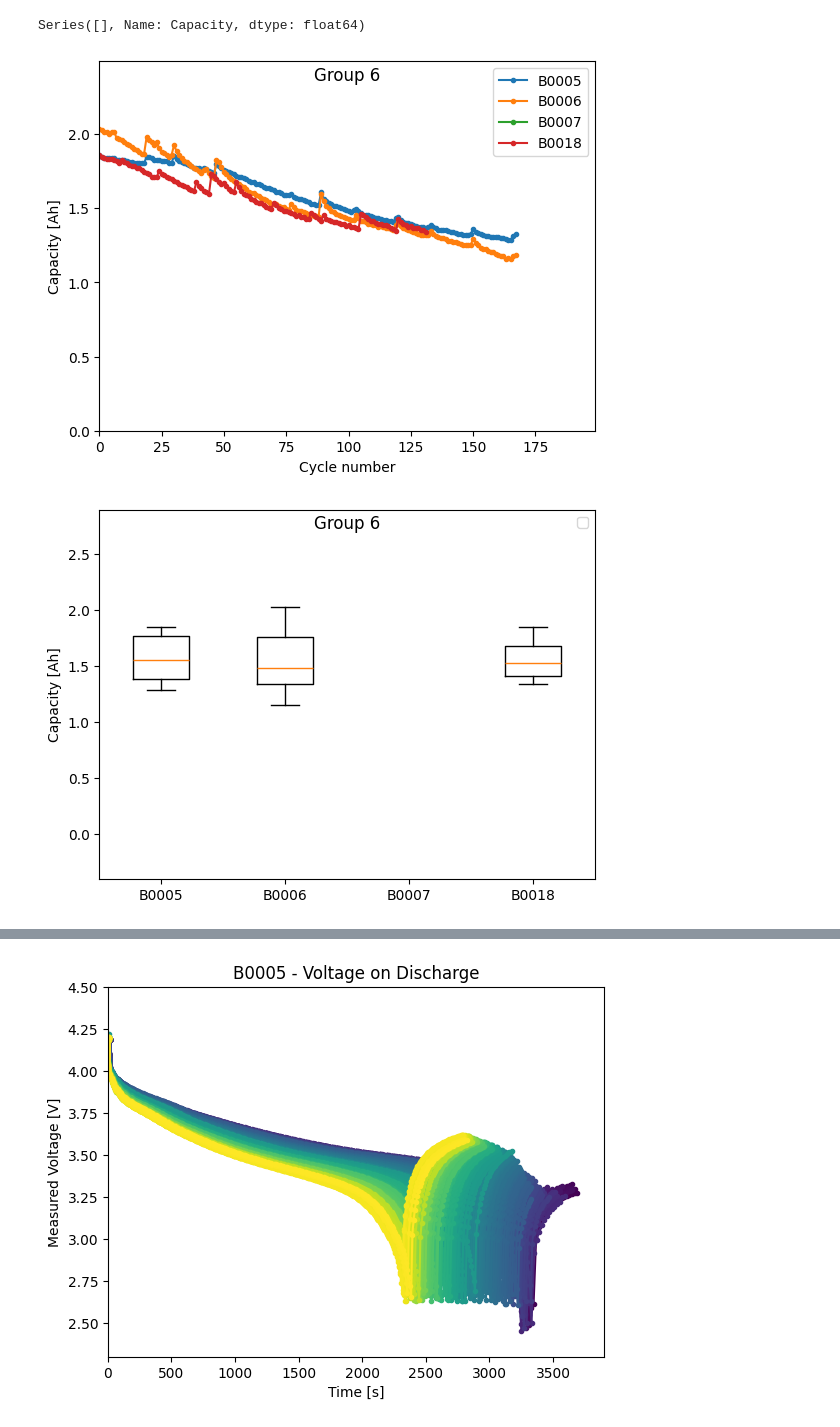
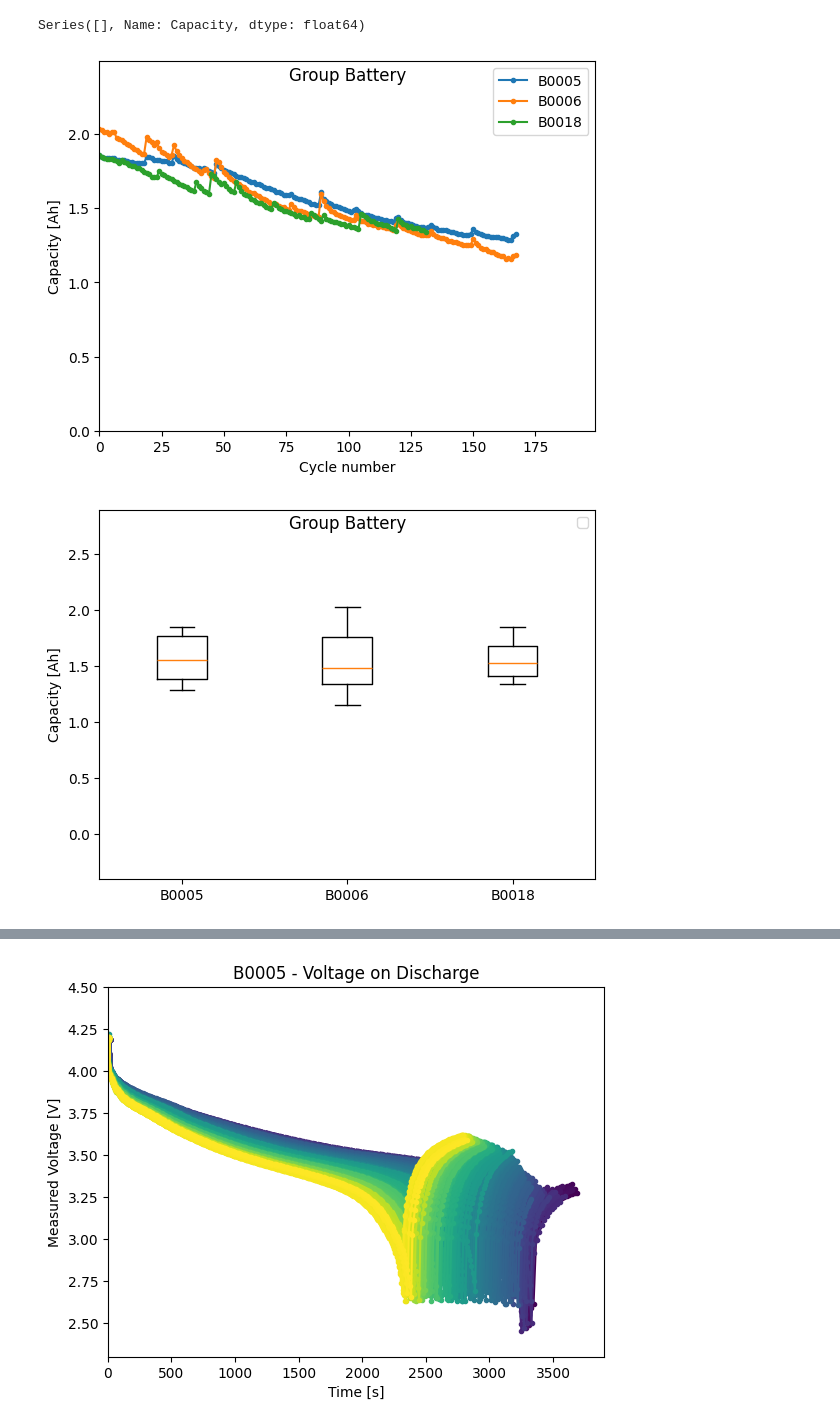
Before and after one commit to lvntaslann/nasa-battery-soc, a Jupyter notebook: notebook/exploratory_data_analysis.ipynb, the cells around one changed output, grey strips where cells are left out. Cells and saved outputs as stored; diff of their text form; code cells hidden in the pictures.

```diff
--- a/notebook/exploratory_data_analysis.ipynb
+++ b/notebook/exploratory_data_analysis.ipynb
@@ -17,7 +17,7 @@ metadata_df[metadata_df["Capacity"]=="[]"]["Capacity"]
 # %% [output]
 Series([], Name: Capacity, dtype: float64)
 # %%
-battery_group = {"6": ["B0005", "B0006", "B0007", "B0018"]}
+battery_group = {"Battery": ["B0005", "B0006","B0018"]}
 # %%
 def plot_capacity_boxplot(cells: dict, group: str):
     plt.rcParams.update(plt.rcParamsDefault)
@@ -78,13 +78,13 @@ def plot_SOH_vs_cycle(cells: dict, group: str):
     plt.ylabel("SOH %")
     plt.rcParams['axes.titley'] = 1.0
     plt.rcParams['axes.titlepad'] = -14
-    plt.title(f"Group {group}")
+    plt.title(f"{group}")
     plt.show()
 # %%
-GROUP = "6"
+GROUP = "Battery"
 plot_capacity_vs_cycle(battery_group, GROUP)
 plot_capacity_boxplot(battery_group, GROUP)
 plot_SOH_vs_cycle(battery_group, GROUP)
 # %% [output]
-[figure, old version]
+[figure, new version]
-[figure, old version]
+[figure, new version]
```
Also changed, not shown: parts of 4 cells of this notebook, 12 other files.
